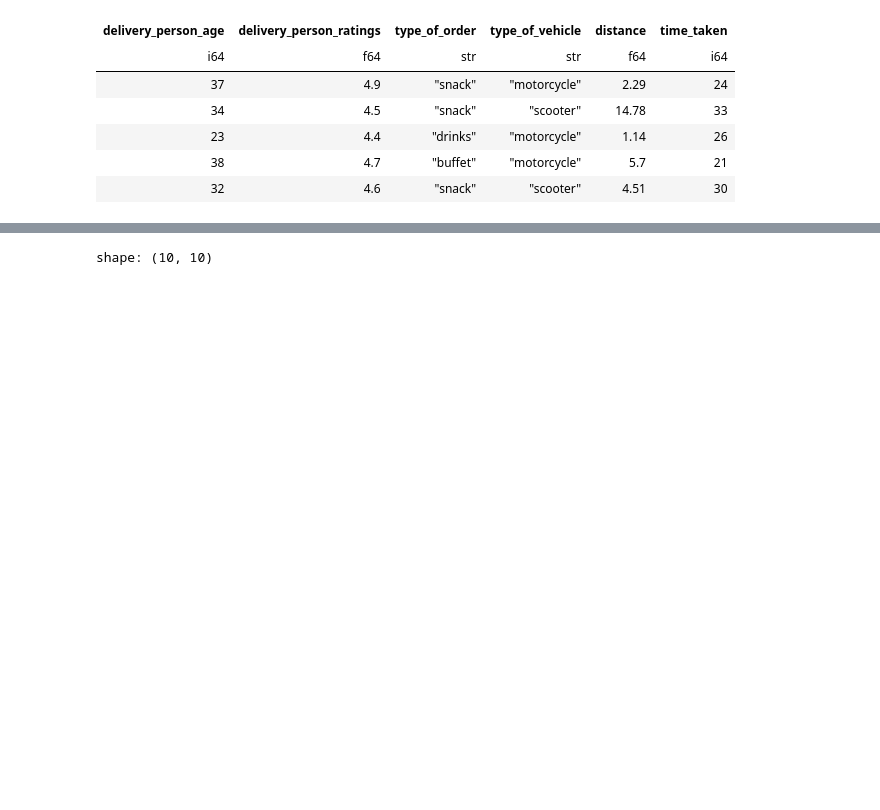
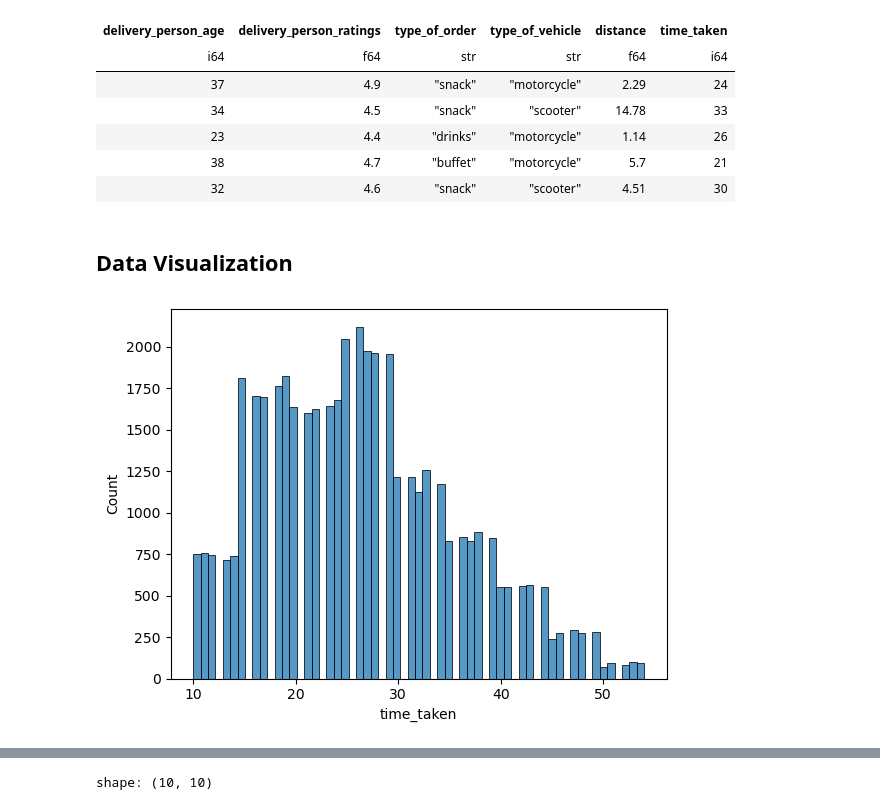
Before and after one commit to kcpGOAT/food-delivery-ML, a Jupyter notebook: food_delay.ipynb, the cells around one changed output, grey strips where cells are left out. Drawn from its saved outputs; the diff is of its cells as text; code cells hidden in the pictures; blank space fills up the shorter version.

```diff
--- a/food_delay.ipynb
+++ b/food_delay.ipynb
@@ -57,3 +75,9 @@ shape: (5, 6)
 | 23 | 4.4 | "drinks" | "motorcycle" | 1.14 | 26 |
 | 38 | 4.7 | "buffet" | "motorcycle" | 5.7 | 21 |
 | 32 | 4.6 | "snack" | "scooter" | 4.51 | 30 |
+# %% [markdown]
+## Data Visualization
+# %%
+sns.histplot(data = delivery_data, x = 'time_taken');
+# %% [output]
+[figure, added]
```
Also changed, not shown: parts of 16 cells of this notebook.
